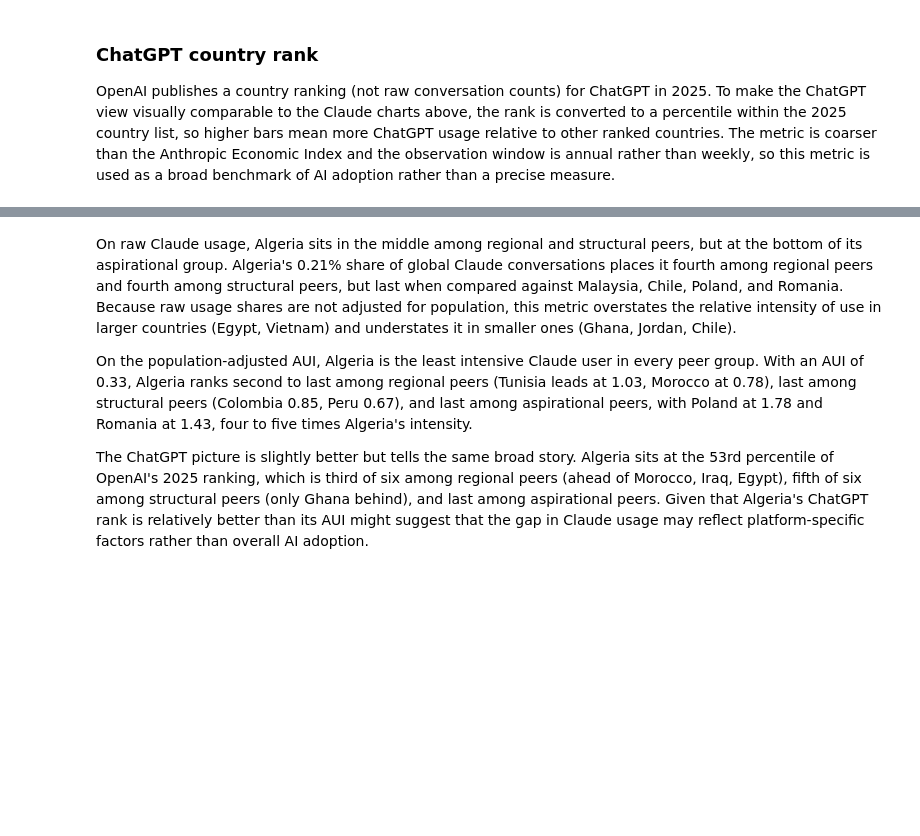
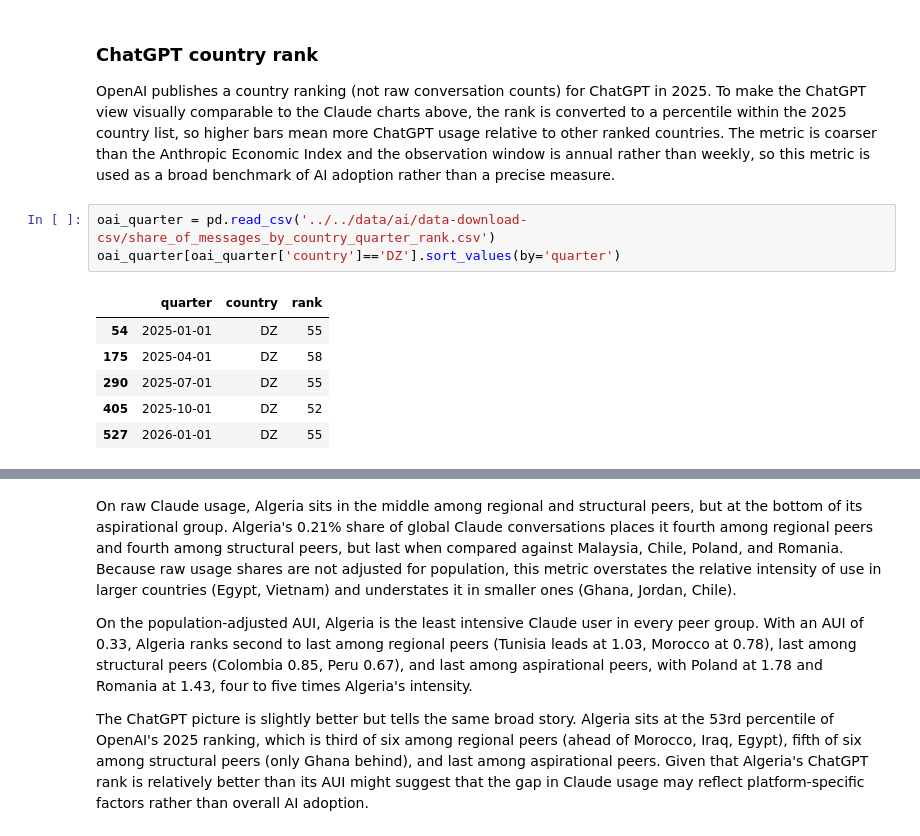
Before and after one commit to datapartnership/algeria-economic-monitoring, a Jupyter notebook: notebooks/ai/ai-analysis.ipynb, the cells around one changed output, grey strips where cells are left out. Cells and saved outputs as stored; diff of their text form; blank space fills up the shorter version.

```diff
--- a/notebooks/ai/ai-analysis.ipynb
+++ b/notebooks/ai/ai-analysis.ipynb
@@ -578,6 +589,16 @@ attaviz.add_caption(
 ### ChatGPT country rank
 
 OpenAI publishes a country ranking (not raw conversation counts) for ChatGPT in 2025. To make the ChatGPT view visually comparable to the Claude charts above, the rank is converted to a percentile within the 2025 country list, so higher bars mean more ChatGPT usage relative to other ranked countries. The metric is coarser than the Anthropic Economic Index and the observation window is annual rather than weekly, so this metric is used as a broad benchmark of AI adoption rather than a precise measure.
+# %%
+oai_quarter = pd.read_csv('../../data/ai/data-download-csv/share_of_messages_by_country_quarter_rank.csv')
+oai_quarter[oai_quarter['country']=='DZ'].sort_values(by='quarter')
+# %% [output]
+|  | quarter | country | rank |
+| 54 | 2025-01-01 | DZ | 55 |
+| 175 | 2025-04-01 | DZ | 58 |
+| 290 | 2025-07-01 | DZ | 55 |
+| 405 | 2025-10-01 | DZ | 52 |
+| 527 | 2026-01-01 | DZ | 55 |
 # %%
 # OpenAI: country rank by share of ChatGPT messages (2025)
 oai = pd.read_csv(
```
Also changed, not shown: parts of 25 cells of this notebook, 19 other files.
